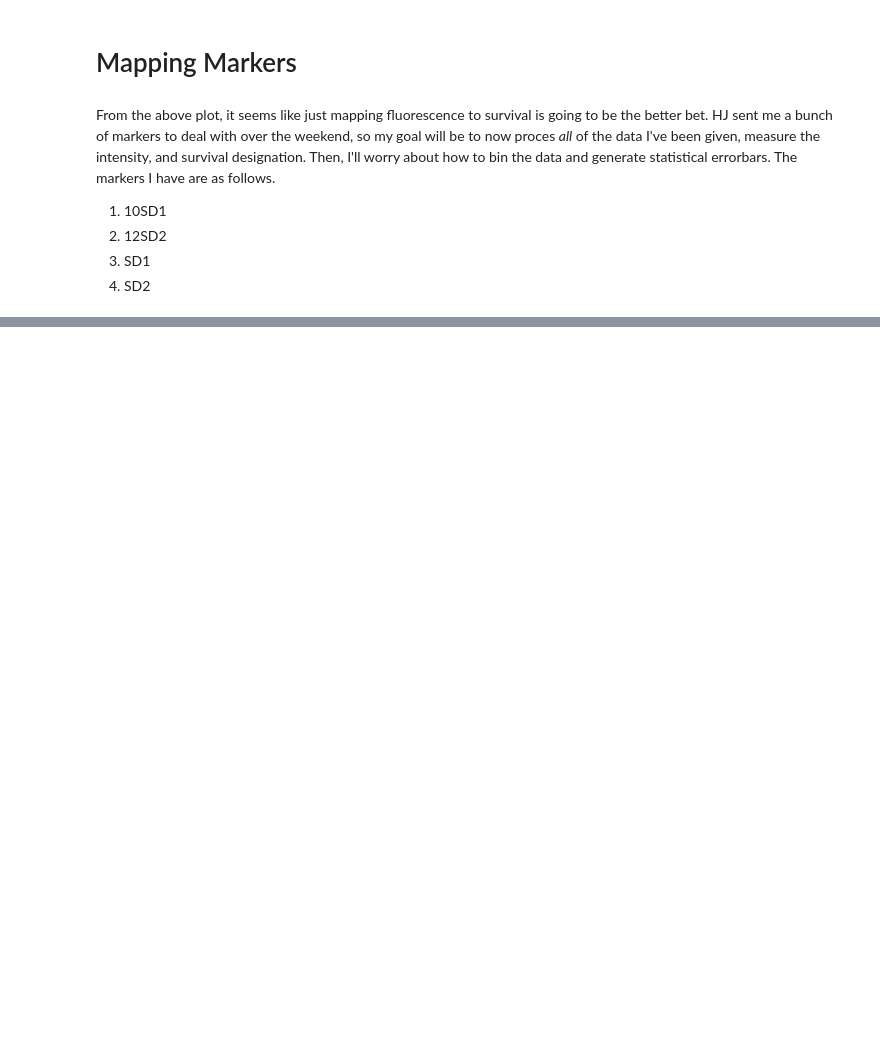
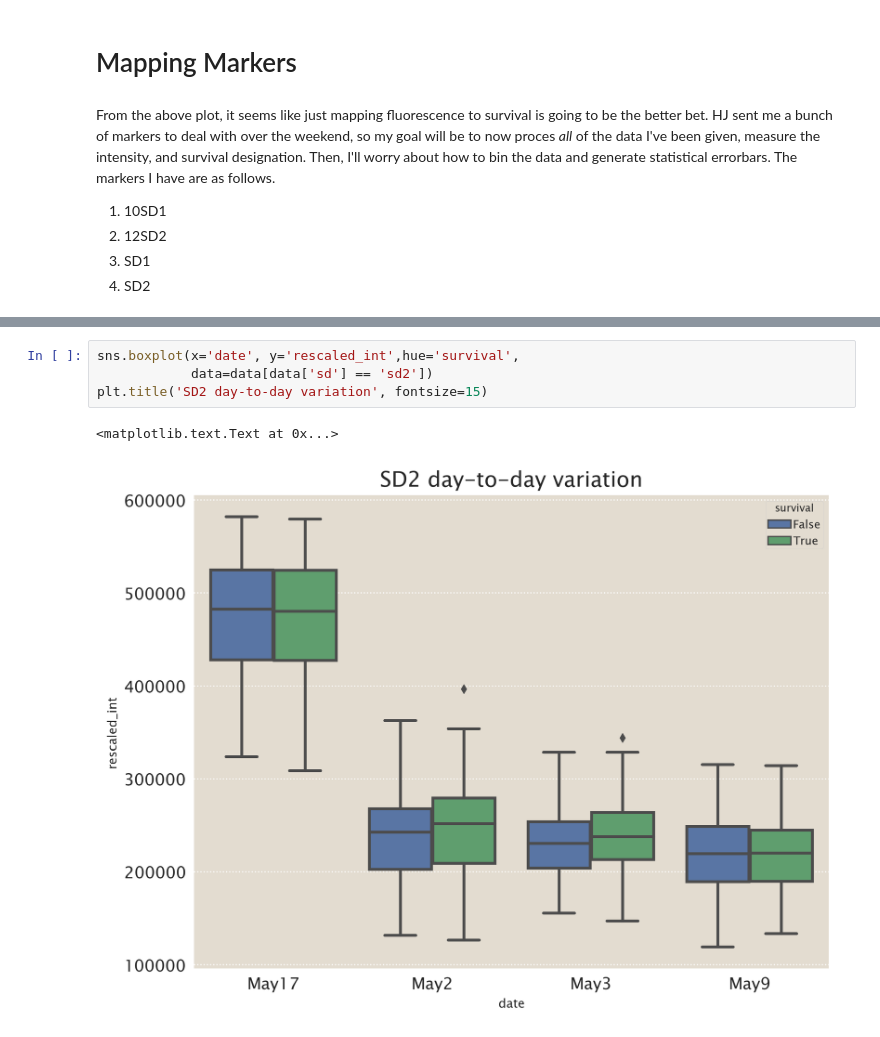
Before and after one commit to RPGroup-PBoC/mscl_survival, a Jupyter notebook: processing_through_201707.ipynb, the cells around one changed output, grey strips where cells are left out. Cells and saved outputs as stored; diff of their text form; blank space fills up the shorter version.

```diff
--- a/processing_through_201707.ipynb
+++ b/processing_through_201707.ipynb
@@ -766,0 +819,7 @@ os.path.isdir?
+# %%
+sns.boxplot(x='date', y='rescaled_int',hue='survival',
+            data=data[data['sd'] == 'sd2'])
+plt.title('SD2 day-to-day variation', fontsize=15)
+# %% [output]
+<matplotlib.text.Text at 0x...>
+[figure, added]
```
Also changed, not shown: parts of 20 cells of this notebook.
